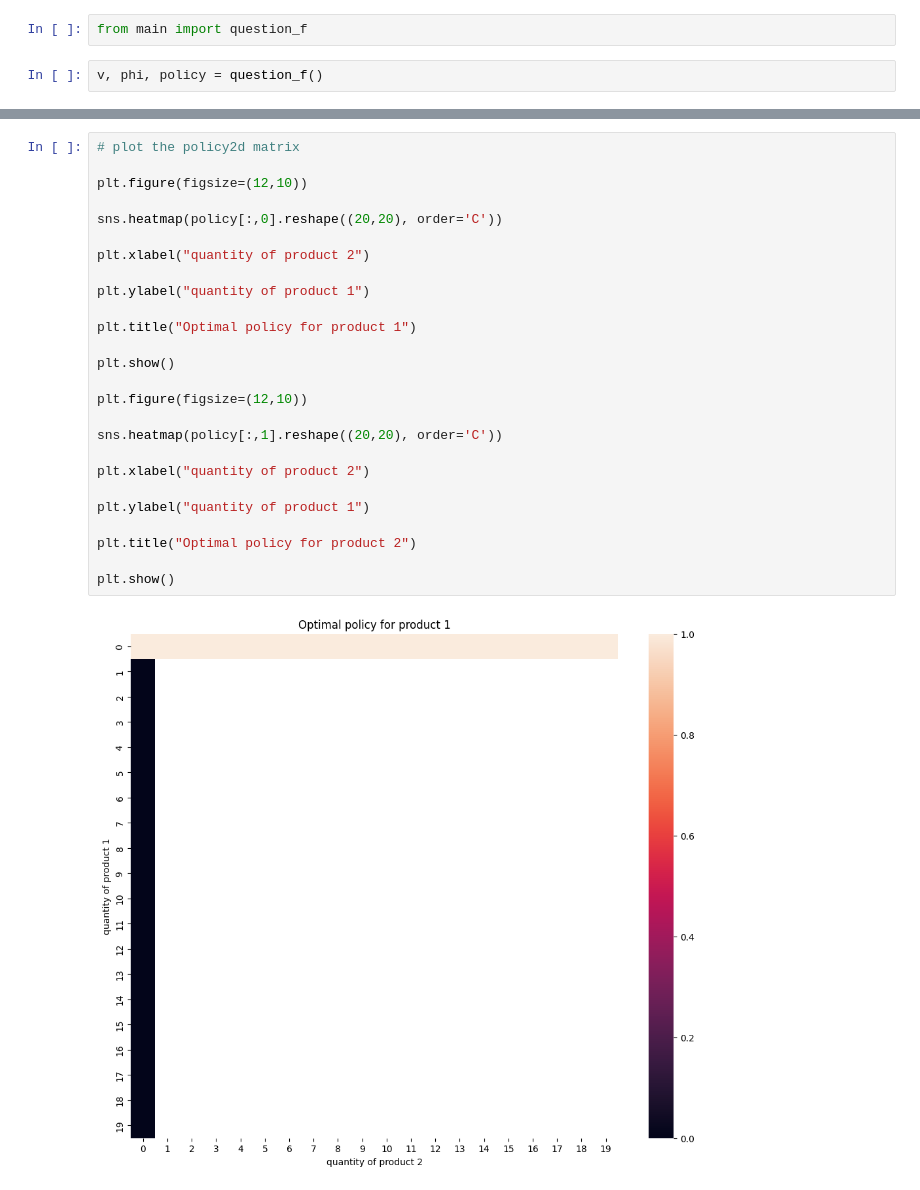
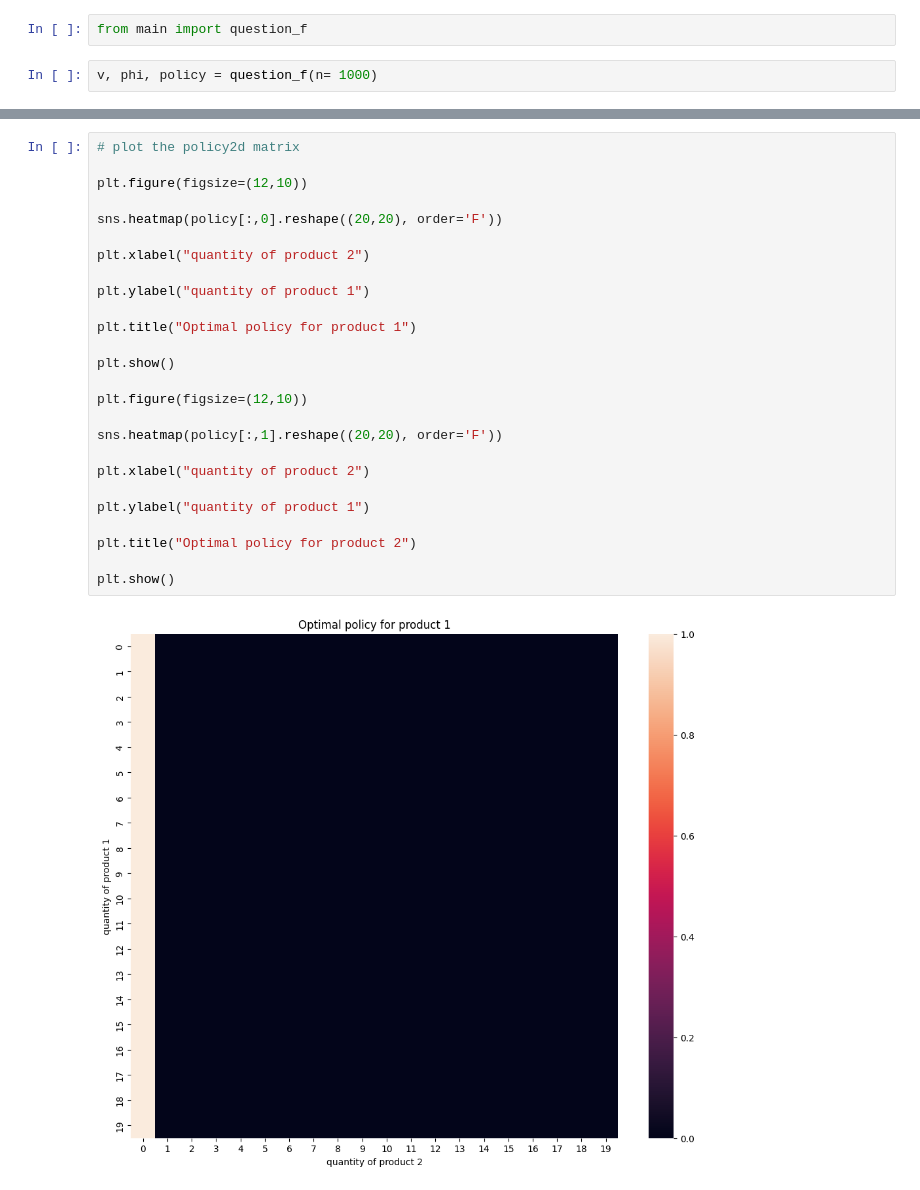
Before and after one commit to michelexyz/RL-assignments, a Jupyter notebook: Assignment2/main.ipynb, the cells around one changed output, grey strips where cells are left out. Cells and saved outputs as stored; diff of their text form.

```diff
--- a/Assignment2/main.ipynb
+++ b/Assignment2/main.ipynb
@@ -94,7 +94,7 @@ plt.show()
 # %%
 from main import question_f
 # %%
-v, phi, policy = question_f()
+v, phi, policy = question_f(n= 1000)
 # %%
 import matplotlib.pyplot as plt
 import seaborn as sns
@@ -126,28 +126,28 @@ plt.show()
 # %%
 # plot the policy2d matrix
 
 plt.figure(figsize=(12,10))
 
-sns.heatmap(policy[:,0].reshape((20,20), order='C'))
+sns.heatmap(policy[:,0].reshape((20,20), order='F'))
 
 plt.xlabel("quantity of product 2")
 
 plt.ylabel("quantity of product 1")
 
 plt.title("Optimal policy for product 1")
 
 plt.show()
 
 plt.figure(figsize=(12,10))
 
-sns.heatmap(policy[:,1].reshape((20,20), order='C'))
+sns.heatmap(policy[:,1].reshape((20,20), order='F'))
 
 plt.xlabel("quantity of product 2")
 
 plt.ylabel("quantity of product 1")
 
 plt.title("Optimal policy for product 2")
 
 plt.show()
 # %% [output]
-[figure, old version]
+[figure, new version]
```
Also changed, not shown: parts of 9 cells of this notebook, 1 other file.
